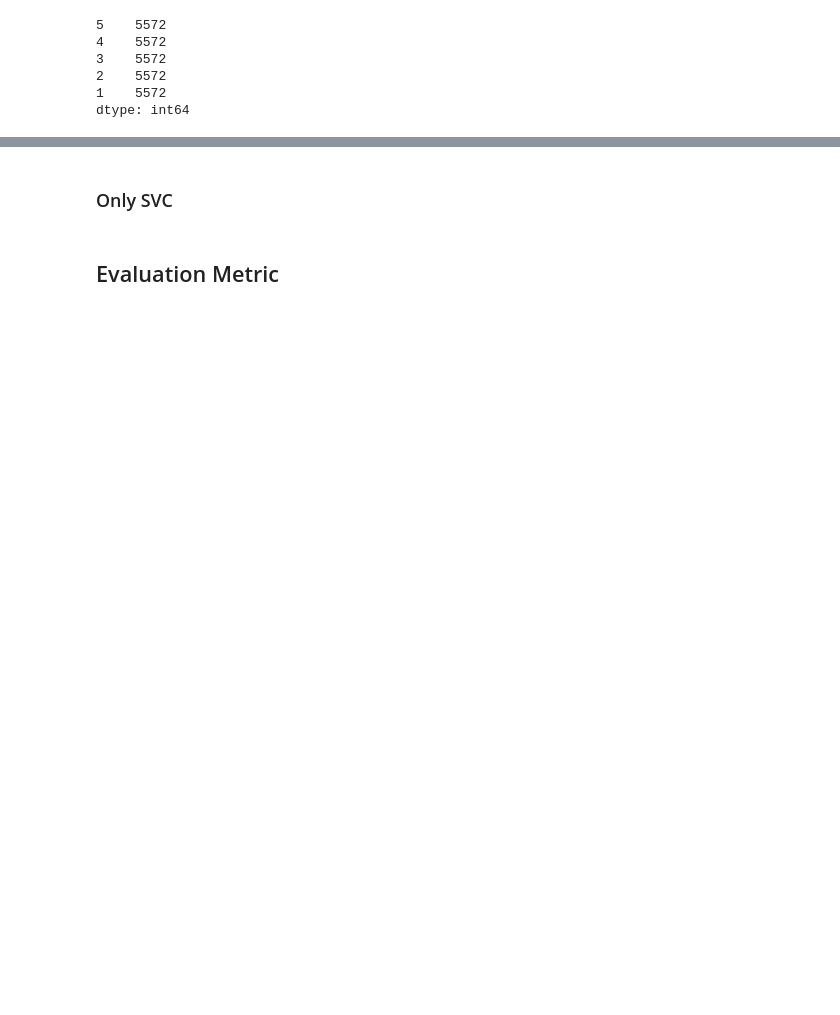
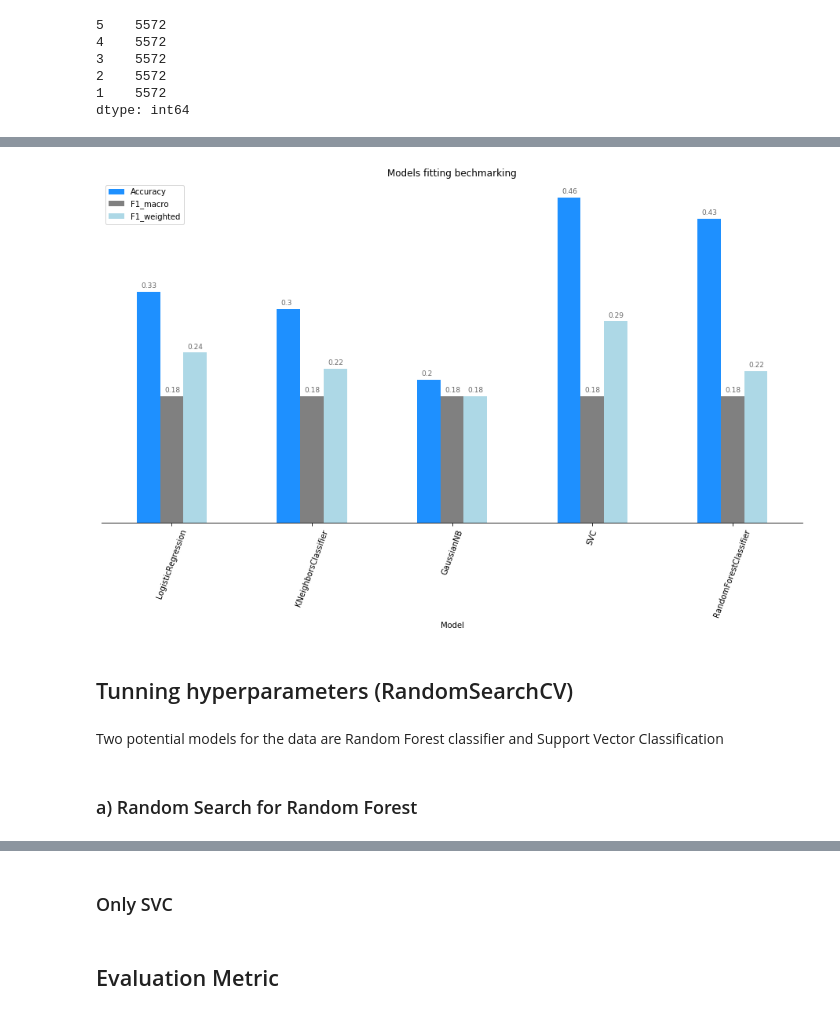
Before and after one commit to ivesulca/Recipe_Rating_Prediction, a Jupyter notebook: 6b_final_project_checkin_template_group_abi.ipynb, the cells around one changed output, grey strips where cells are left out. Drawn from its saved outputs; the diff is of its cells as text; code cells hidden in the pictures; blank space fills up the shorter version.

Commit message:
tuning hyperparameters

```diff
--- a/6b_final_project_checkin_template_group_abi.ipynb
+++ b/6b_final_project_checkin_template_group_abi.ipynb
@@ -217,3 +215,4 @@ for col in data_pd.columns:
             locs.append(col)
 # %%
 data_pd["locations"] = np.where(data_pd[locs].sum(axis=1)>0, 1, 0)
+data_pd.drop(locs, axis=1, inplace=True)
@@ -256,7 +263,7 @@ sm = imblearn.over_sampling.SMOTE()
 # %%
 X_train_sm, y_train_sm = sm.fit_sample(X_train, y_train)
 # %%
-X_train = pd.DataFrame(X_train_sm)
+X_train = pd.DataFrame(X_train_sm, columns=X_train.columns)
 y_train = pd.Series(y_train_sm)
 # %%
 # Classes in y_train have been balanced
@@ -273,7 +280,8 @@ dtype: int64
 # %%
+
 #Creating pipelines
 pipe_lr = Pipeline([('scl', StandardScaler()),
-                ('clf', LogisticRegression(random_state=42))])
+                ('clf', LogisticRegression(penalty='l1', solver='liblinear',random_state=42))])
 
 pipe_kn = Pipeline([('scl', StandardScaler()),
                 ('clf', KNeighborsClassifier())])
@@ -281,7 +289,7 @@ pipe_kn = Pipeline([('scl', StandardScaler()),
 pipe_nb = Pipeline([
                 ('clf', GaussianNB())])
 
-pipe_svc = Pipeline([#('scl', StandardScaler()),
+pipe_svc = Pipeline([('scl', StandardScaler()),
                 ('clf', SVC(random_state=42))])
 
 pipe_rc = Pipeline([
@@ -295,11 +310,22 @@ for pipe in pipelines:
 # %%
+# Scores on training set
 from sklearn.metrics import classification_report
 from sklearn.metrics import f1_score
+from sklearn.metrics import accuracy_score, f1_score, recall_score, precision_score, roc_auc_score, roc_curve
 
+list_scores = []
 for pipe in pipelines:
     y_pred = pipe.predict(X_test)
 
     model_name=pipe.get_params()['clf'].__class__.__name__
 
+    accuracy_s = accuracy_score(y_test, y_pred)
+    f1_score_w= f1_score(y_test, y_pred, average='weighted')
+    f1_score_m= f1_score(y_test, y_pred, average='macro')
+
+    list_scores.append([model_name,accuracy_s,f1_score_s,f1_score_m])
+
     print(model_name)
     print(classification_report(y_test, y_pred))
+
+print(list_scores)
@@ -305,0 +350,26 @@ for pipe in pipelines:
+# %%
+#Benchmarking of models:
+
+models_bench = pd.DataFrame(list_scores, columns = ['Model', 'Accuracy', 'F1_macro', 'F1_weighted'])
+models_bench.set_index(["Model"], inplace=True)
+
+ax = models_bench.plot(kind='bar', figsize=(16,8),color=['dodgerblue', 'grey','lightblue'], title='Models fitting bechmarking', rot=70)
+ax.set_alpha(0.8)
+#ax.axis('off')
+ax.spines['top'].set_visible(False)
+ax.spines['right'].set_visible(False)
+#ax.spines['bottom'].set_visible(False)
+ax.spines['left'].set_visible(False)
+ax.axes.get_yaxis().set_visible(False)
+
+#Writing labels
+for i in ax.patches:
+    ax.text(i.get_x()+0.03, i.get_height()+0.005, str(round((i.get_height()), 2)), fontsize=9, color='dimgrey')
+# %% [output]
+[figure, added]
+# %% [markdown]
+## Tunning hyperparameters (RandomSearchCV)
+# %% [markdown]
+Two potential models for the data are Random Forest classifier and Support Vector Classification
+# %% [markdown]
+### a) Random Search for Random Forest
```
Also changed, not shown: parts of 30 cells of this notebook.
